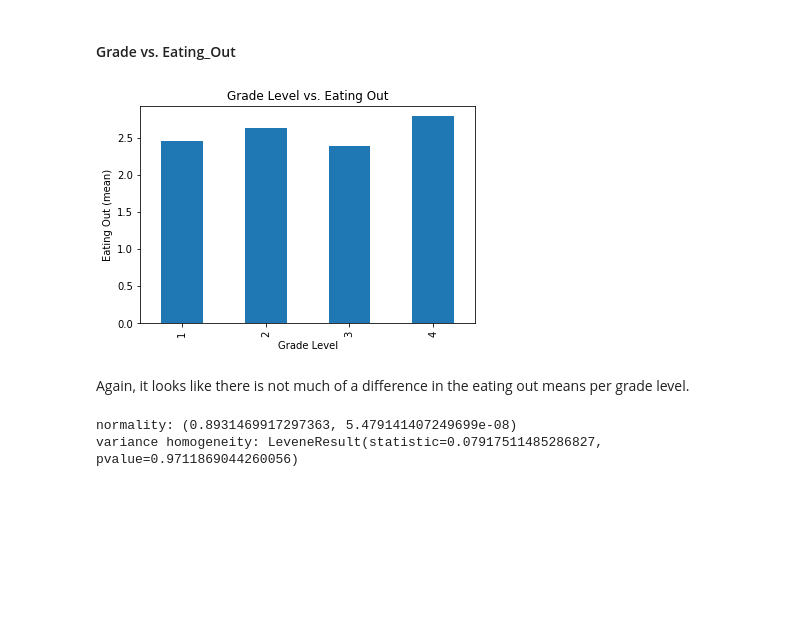
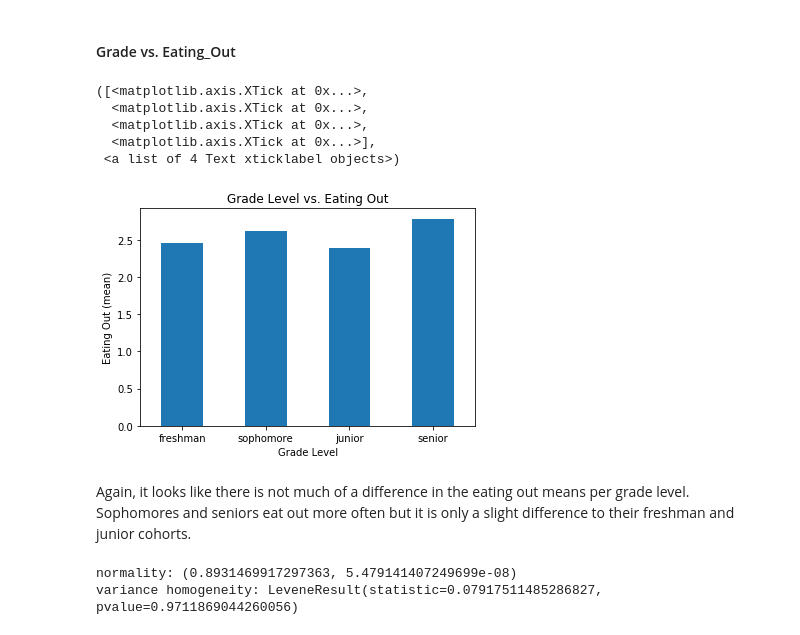
Before and after one commit to tiffanyhsu001/Stats131_FinalProject, a Jupyter notebook: Full_Report.ipynb, the cells around one changed output. Saved outputs shown, nothing was run; the diff lists cells and outputs as text; code cells hidden in the pictures; blank space fills up the shorter version.

```diff
--- a/Full_Report.ipynb
+++ b/Full_Report.ipynb
@@ -904,10 +904,16 @@ From the results of the ANOVA, we conclude that whether parents cook or not do n
 #### Grade vs. Eating_Out
 # %%
 plotting(df2.groupby('grade_level').mean()['eating_out'], 'Grade Level vs. Eating Out', 'Grade Level', 'Eating Out (mean)')
+plt.xticks(ticks = [0,1,2,3], labels = ['freshman', 'sophomore', 'junior', 'senior'], rotation = 'horizontal' )
 # %% [output]
+([<matplotlib.axis.XTick at 0x...>,
+  <matplotlib.axis.XTick at 0x...>,
+  <matplotlib.axis.XTick at 0x...>,
+  <matplotlib.axis.XTick at 0x...>],
+ <a list of 4 Text xticklabel objects>)
-[figure, old version]
+[figure, new version]
 # %% [markdown]
-Again, it looks like there is not much of a difference in the eating out means per grade level.
+Again, it looks like there is not much of a difference in the eating out means per grade level. Sophomores and seniors eat out more often but it is only a slight difference to their freshman and junior cohorts.
 # %%
 results = ols('eating_out ~ C(grade_level)', data=df2).fit()
 
```
Also changed, not shown: parts of 15 cells of this notebook.
